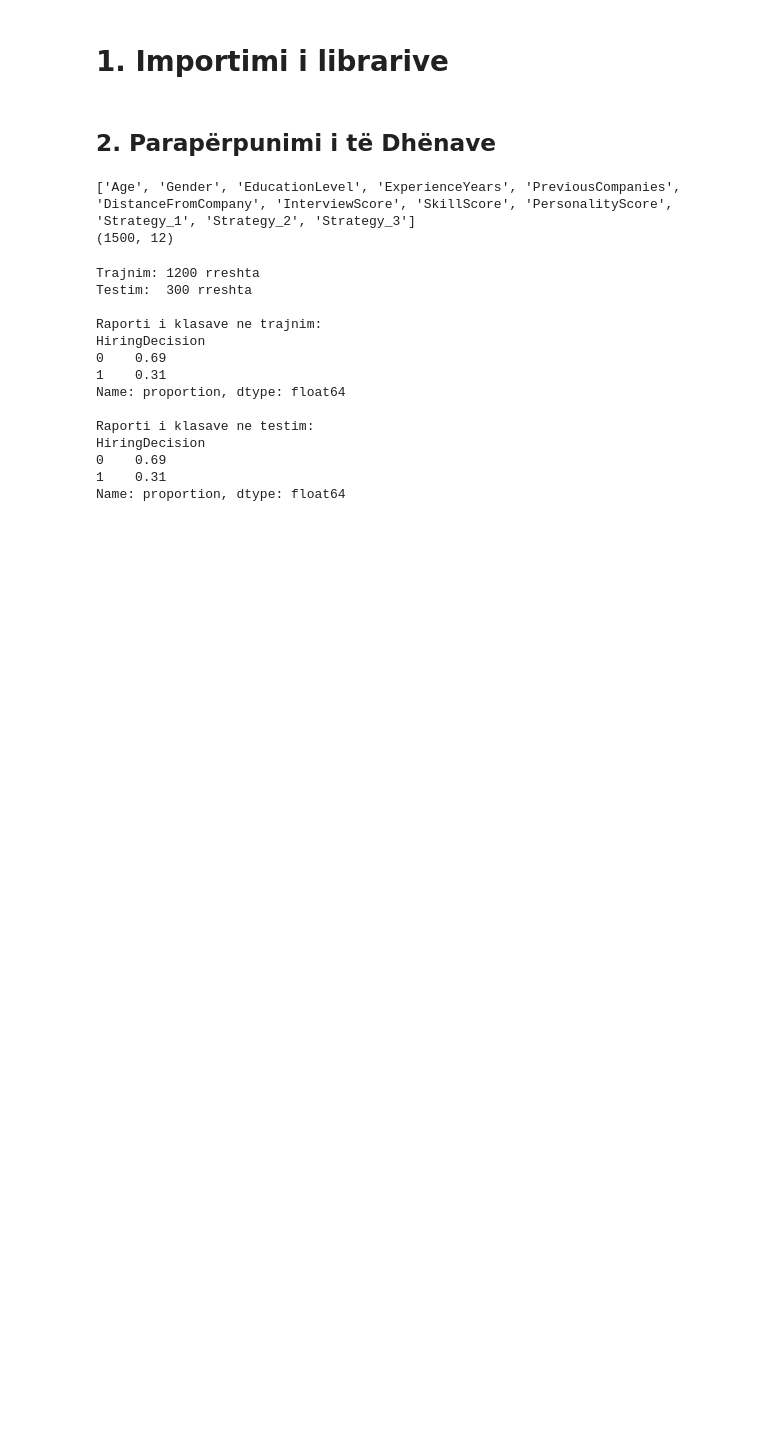
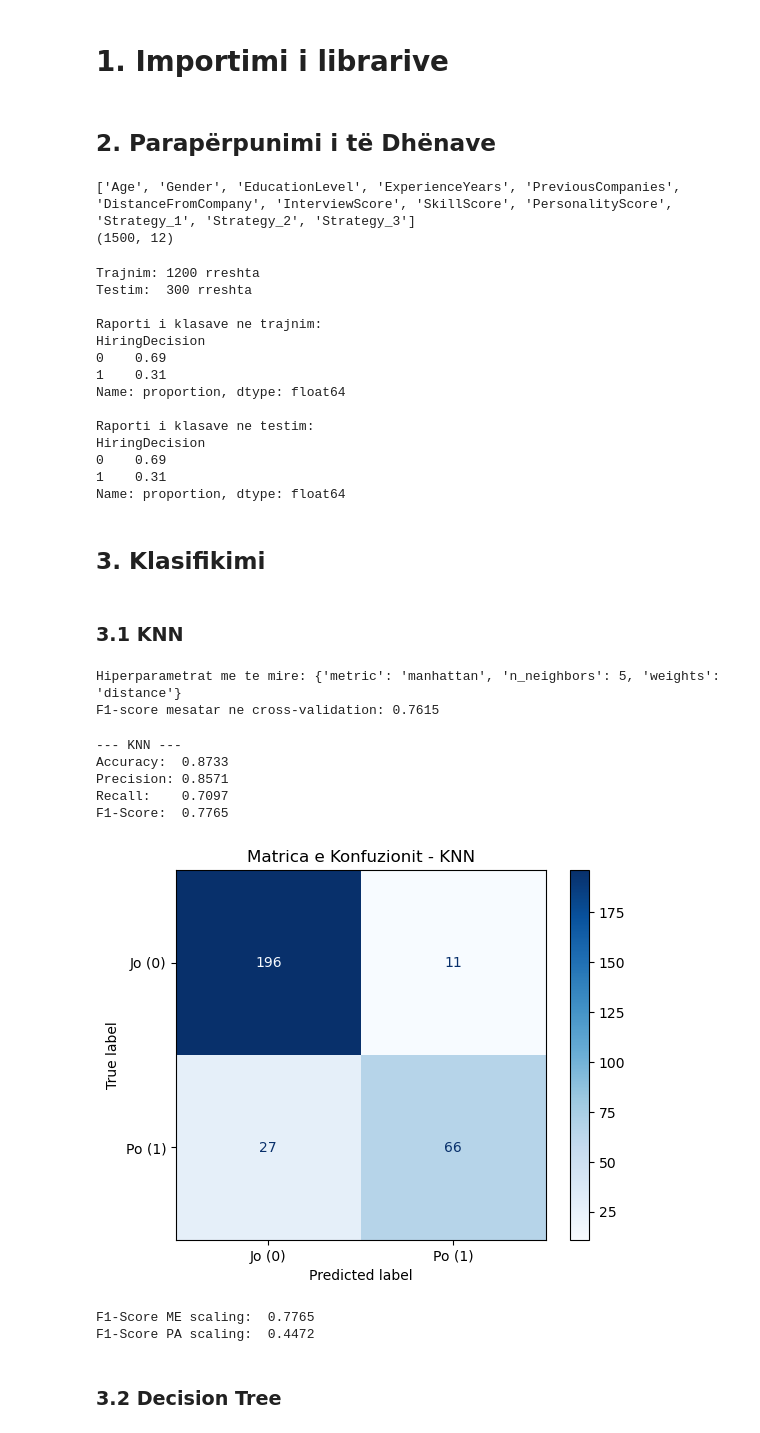
Before and after one commit to ArdianAsani/jobmatch-ml, a Jupyter notebook: notebooks/jobmatch_ml.ipynb, the cells around one changed output. Saved outputs shown, nothing was run; the diff lists cells and outputs as text; code cells hidden in the pictures; blank space fills up the shorter version.

Commit message:
Shtimi i klasifikimit me kater modele

```diff
--- a/notebooks/jobmatch_ml.ipynb
+++ b/notebooks/jobmatch_ml.ipynb
@@ -162,3 +162,5 @@ X_test_scaled = scaler.transform(X_test)
 # Versionet e pa-skaluara (X_train, X_test) i ruajme gjithashtu,
 # sepse algoritmet e bazuara ne peme nuk kane nevoje per scaling
 # dhe do t'i përdorim per nje krahasim me/pa scaling te KNN
+# %% [markdown]
+## 3. Klasifikimi
@@ -164,0 +195,57 @@ X_test_scaled = scaler.transform(X_test)
+# %% [markdown]
+### 3.1 KNN
+# %%
+# 14. Klasifikuesi 1: K-Nearest Neighbors
+# Rregullimi i hiperparametrave me GridSearchCV (5-fold cross-validation)
+# Hiperparametrat e testuar:
+#   - n_neighbors: numri i fqinjeve me te afert (3 deri 21)
+#   - weights: 'uniform' (te gjithe fqinjet peshojne njesoj) ose
+#              'distance' (fqinjet me te afert peshojne me shume)
+#   - metric: menyra e llogaritjes se distances
+
+param_grid_knn = {
+    'n_neighbors': [3, 5, 7, 9, 11, 15, 21],
+    'weights': ['uniform', 'distance'],
+    'metric': ['euclidean', 'manhattan']
+}
+
+grid_knn = GridSearchCV(
+    KNeighborsClassifier(),
+    param_grid_knn,
+    cv=5,
+    scoring='f1',   # F1 si metrike optimizimi per shkak te klasave te pabalancuara
+    n_jobs=-1
+)
+grid_knn.fit(X_train_scaled, y_train)
+
+print(f"Hiperparametrat me te mire: {grid_knn.best_params_}")
+print(f"F1-score mesatar ne cross-validation: {grid_knn.best_score_:.4f}")
+# %% [output]
+Hiperparametrat me te mire: {'metric': 'manhattan', 'n_neighbors': 5, 'weights': 'distance'}
+F1-score mesatar ne cross-validation: 0.7615
+# %%
+# 15. Vleresimi i KNN ne bashkesine e testimit
+y_pred_knn = vlereso_klasifikuesin('KNN', grid_knn.best_estimator_, X_test_scaled, y_test)
+# %% [output]
+--- KNN ---
+Accuracy:  0.8733
+Precision: 0.8571
+Recall:    0.7097
+F1-Score:  0.7765
+[figure, added]
+# %%
+# 16. Eksperiment: KNN pa standardizim te te dhenave
+# Qellimi: te demonstrojme pse scaling eshte i domosdoshem per algoritmet
+# e bazuara ne distance. Pa scaling, veçorite me shkalle te madhe
+# (p.sh. scores 0-100) dominojne mbi ato me shkalle te vogel (EducationLevel 1-4)
+knn_pa_scaling = KNeighborsClassifier(**grid_knn.best_params_)
+knn_pa_scaling.fit(X_train, y_train)
+y_pred_pa = knn_pa_scaling.predict(X_test)
+
+print(f"F1-Score ME scaling:  {rezultatet['KNN']['F1-Score']:.4f}")
+print(f"F1-Score PA scaling:  {f1_score(y_test, y_pred_pa):.4f}")
+# %% [output]
+F1-Score ME scaling:  0.7765
+F1-Score PA scaling:  0.4472
+# %% [markdown]
+### 3.2 Decision Tree
```
Also changed, not shown: parts of 9 cells of this notebook.
